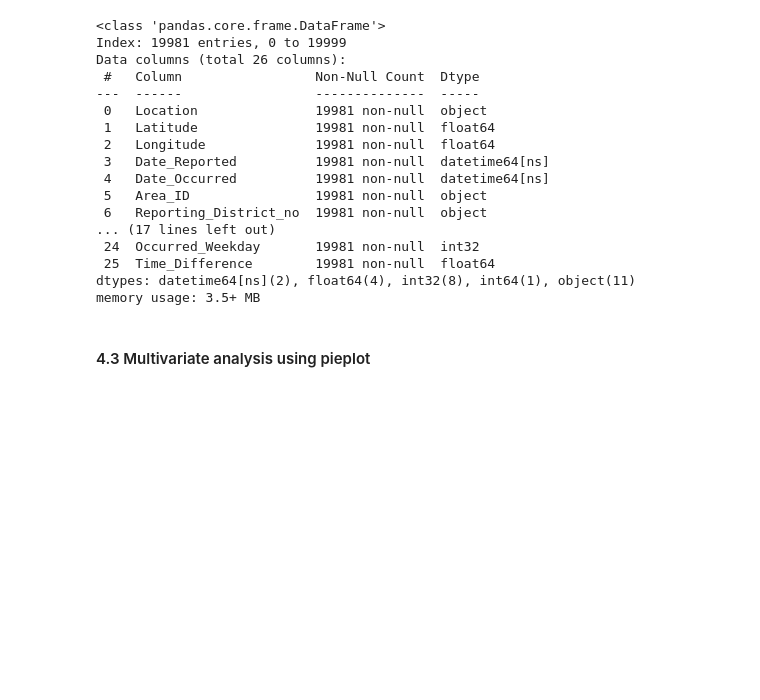
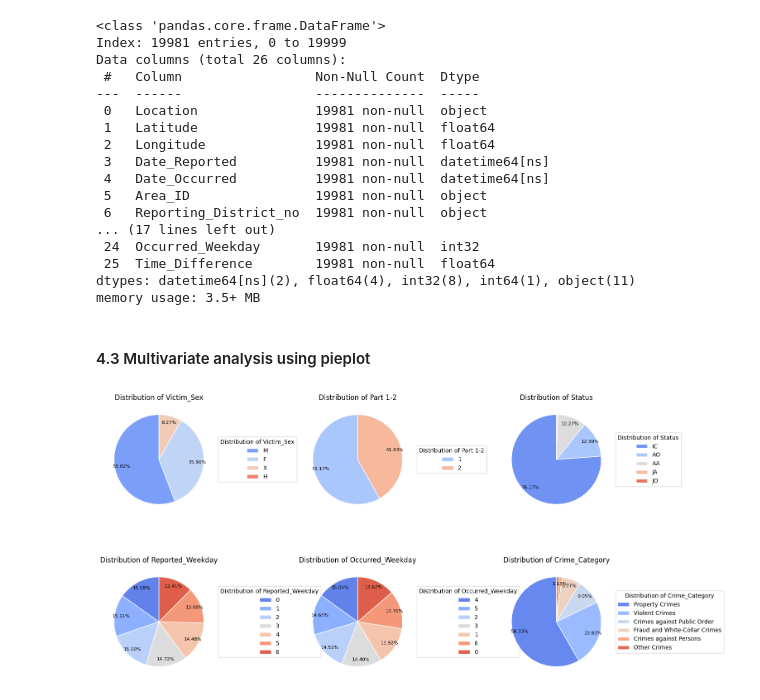
Before and after one commit to imran-nazir0011/CrimeCast-Forecasting-Crime-Categories, a Jupyter notebook: notebook/EDA.ipynb, the cells around one changed output. Drawn from its saved outputs; the diff is of its cells as text; code cells hidden in the pictures; blank space fills up the shorter version.

```diff
--- a/notebook/EDA.ipynb
+++ b/notebook/EDA.ipynb
@@ -546,5 +568,43 @@ dtypes: datetime64[ns](2), float64(4), int32(8), int64(1), object(11)
 memory usage: 3.5+ MB
 # %% [markdown]
 #### 4.3 Multivariate analysis using pieplot
-# %%
-plt.rcParams['figure.figsize'] = (30, 12)
+# %%
+
+sex_count = df['Victim_Sex'].value_counts()
+part_count = df['Part 1-2'].value_counts()
+status_count = df['Status'].value_counts()
+Reported_Weekday_count = df['Reported_Weekday'].value_counts()
+Occurred_Weekday_count = df['Occurred_Weekday'].value_counts()
+Crime_Category_count = df['Crime_Category'].value_counts()
+
+fig, axs = plt.subplots(2, 3, figsize=(15, 8))
+
+def plot_pie(ax, data, title):
+    def autopct_func(pct):
+        return ('%1.2f%%' % pct) if pct > 1 else ''
+
+    wedges, texts, autotexts = ax.pie(
+        x=data, startangle=90, colors=sns.color_palette("coolwarm", len(data)),
+        autopct=autopct_func, pctdistance=0.85, labeldistance=1.2,
+        wedgeprops={'linewidth': 1, 'edgecolor': 'white'}
+    )
+
+    # Adjust font size and color of percentage labels
+    for autotext in autotexts:
+        autotext.set_fontsize(8)
+        autotext.set_color('black')
+
+    ax.set_title(title)
+    ax.legend(wedges, data.index, title=title, loc="center left", bbox_to_anchor=(1, 0.5))
+
+plot_pie(axs[0, 0], sex_count, 'Distribution of Victim_Sex')
+plot_pie(axs[0, 1], part_count, 'Distribution of Part 1-2')
+plot_pie(axs[0, 2], status_count, 'Distribution of Status')
+plot_pie(axs[1, 0], Reported_Weekday_count, 'Distribution of Reported_Weekday')
+plot_pie(axs[1, 1], Occurred_Weekday_count, 'Distribution of Occurred_Weekday')
+plot_pie(axs[1, 2], Crime_Category_count, 'Distribution of Crime_Category')
+
+plt.tight_layout()
+plt.show()
+# %% [output]
+[figure, added]
```
Also changed, not shown: parts of 22 cells of this notebook, 1 other file.
